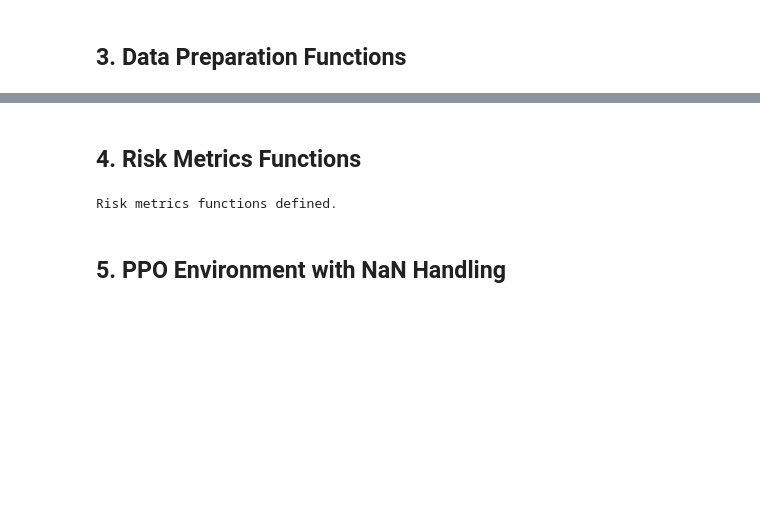
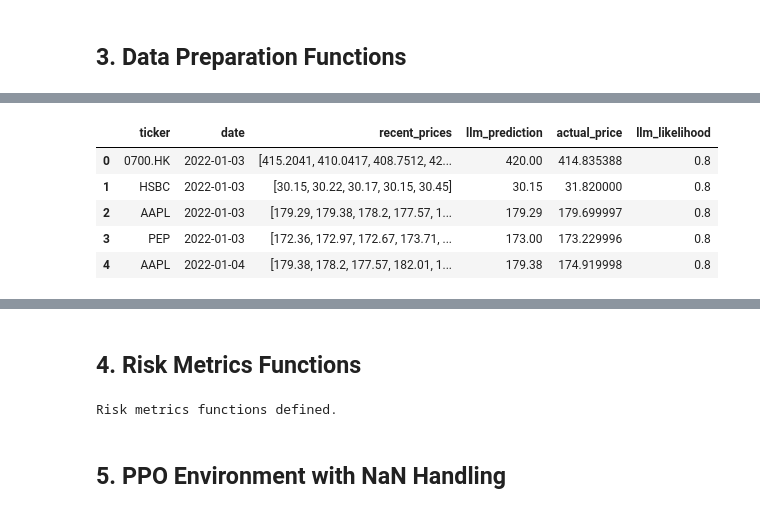
Before and after one commit to ajiayi-debug/StockPPOLLMresearch, a Jupyter notebook: model/llm_ppo_training.ipynb, the cells around one changed output, grey strips where cells are left out. Drawn from its saved outputs; the diff is of its cells as text; code cells hidden in the pictures; blank space fills up the shorter version.

```diff
--- a/model/llm_ppo_training.ipynb
+++ b/model/llm_ppo_training.ipynb
@@ -180,0 +176,35 @@ print(train_data[0])
+# %%
+# Prepare validation data from checkpoint
+print("Loading validation data from ../results/llm_predictions_val_checkpoint.json...")
+try:
+    with open('../results/llm_predictions_val_checkpoint.json', 'r') as f:
+        val_checkpoint = json.load(f)
+    val_llm_results = val_checkpoint.get('llm_results', [])
+
+    val_parsed = []
+    for idx, item in enumerate(val_data):
+        if idx >= len(val_llm_results): break
+        parsed = parse_prompt_data(item['prompt'])
+        response = json.loads(item['response'])
+        llm_output = val_llm_results[idx]
+
+        if isinstance(llm_output, dict) and llm_output.get('predicted_close') is not None:
+            parsed['llm_prediction'] = safe_float(llm_output.get('predicted_close'), response['predicted_close'])
+        else:
+            parsed['llm_prediction'] = response['predicted_close']
+
+        parsed['actual_price'] = response['predicted_close']
+        parsed['llm_likelihood'] = safe_float(llm_output.get('likelihood') if isinstance(llm_output, dict) else None, 0.5)
+        val_parsed.append(parsed)
+
+    val_df_ppo = pd.DataFrame(val_parsed)
+    if 'recent_prices' not in val_df_ppo.columns:
+        val_df_ppo['recent_prices'] = val_df_ppo['llm_prediction'].apply(lambda x: [float(x)] * 5 if pd.notna(x) else [0.0] * 5)
+    val_df_ppo['llm_prediction'].fillna(val_df_ppo['actual_price'], inplace=True)
+    val_df_ppo['llm_likelihood'].fillna(0.5, inplace=True)
+    print(f"Successfully prepared {len(val_df_ppo)} validation samples.")
+    display(val_df_ppo.head())
+except Exception as e:
+    print(f"Error loading validation checkpoint: {e}")
+    val_df_ppo = pd.DataFrame()
+# %% [output]
@@ -181 +213,7 @@ print(train_data[0])
+|  | ticker | date | recent_prices | llm_prediction | actual_price | llm_likelihood |
+| 0 | 0700.HK | 2022-01-03 | [415.2041, 410.0417, 408.7512, 42... | 420.00 | 414.835388 | 0.8 |
+| 1 | HSBC | 2022-01-03 | [30.15, 30.22, 30.17, 30.15, 30.45] | 30.15 | 31.820000 | 0.8 |
+| 2 | AAPL | 2022-01-03 | [179.29, 179.38, 178.2, 177.57, 1... | 179.29 | 179.699997 | 0.8 |
+| 3 | PEP | 2022-01-03 | [172.36, 172.97, 172.67, 173.71, ... | 173.00 | 173.229996 | 0.8 |
+| 4 | AAPL | 2022-01-04 | [179.38, 178.2, 177.57, 182.01, 1... | 179.38 | 174.919998 | 0.8 |
 # %%
```
Also changed, not shown: parts of 40 cells of this notebook, 6 other files.
